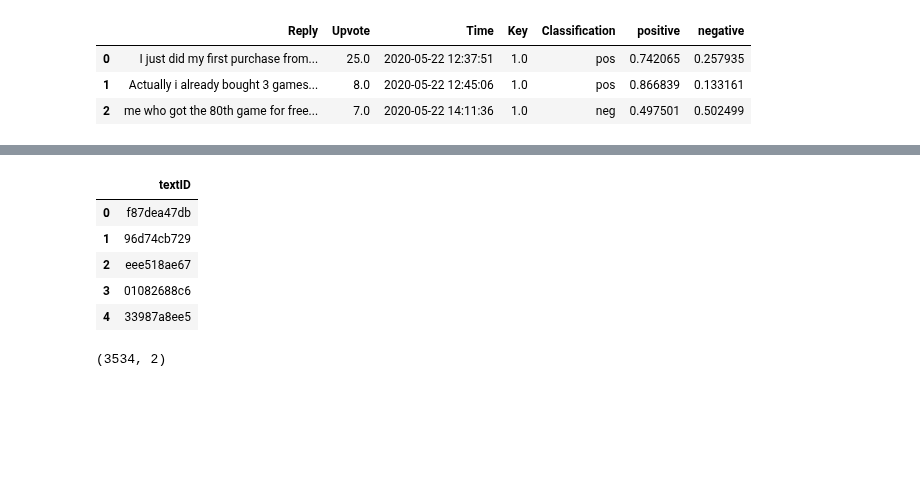
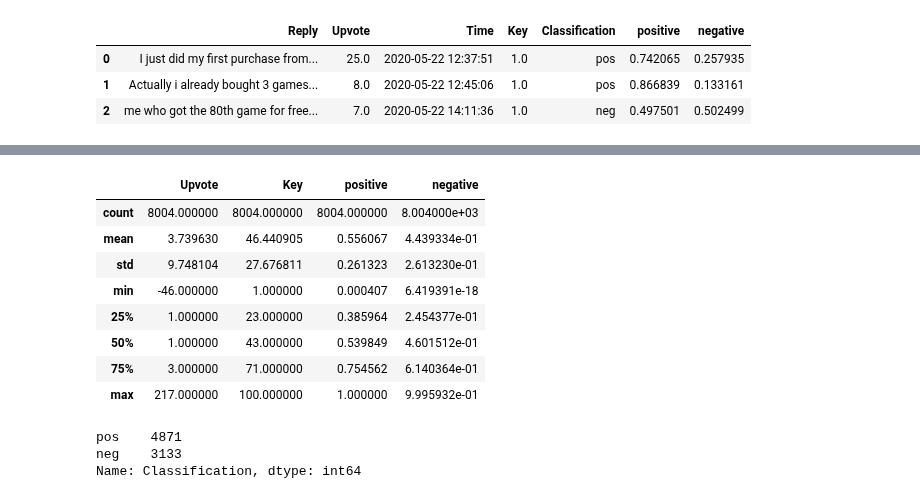
Before and after one commit to Sakyawira/Sentiment-Analysis, a Jupyter notebook: Data exploration.ipynb, the cells around one changed output, grey strips where cells are left out. Cells and saved outputs as stored; diff of their text form; code cells hidden in the pictures; blank space fills up the shorter version.

```diff
--- a/Data exploration.ipynb
+++ b/Data exploration.ipynb
@@ -322,9 +209,0 @@ dfOutput = dataTest.drop(['text'], axis = 1)
-# %%
-dfOutput.head(5)
-# %% [output]
-|  | textID |
-| 0 | f87dea47db |
-| 1 | 96d74cb729 |
-| 2 | eee518ae67 |
-| 3 | 01082688c6 |
-| 4 | 33987a8ee5 |
@@ -335,4 +210,18 @@ dfOutput.to_csv('Prediction.csv', index=False)
-# %%
-dfOutput.shape
-# %% [output]
-(3534, 2)
+# %%
+df.describe()
+# %% [output]
+|  | Upvote | Key | positive | negative |
+| count | 8004.000000 | 8004.000000 | 8004.000000 | 8.004000e+03 |
+| mean | 3.739630 | 46.440905 | 0.556067 | 4.439334e-01 |
+| std | 9.748104 | 27.676811 | 0.261323 | 2.613230e-01 |
+| min | -46.000000 | 1.000000 | 0.000407 | 6.419391e-18 |
+| 25% | 1.000000 | 23.000000 | 0.385964 | 2.454377e-01 |
+| 50% | 1.000000 | 43.000000 | 0.539849 | 4.601512e-01 |
+| 75% | 3.000000 | 71.000000 | 0.754562 | 6.140364e-01 |
+| max | 217.000000 | 100.000000 | 1.000000 | 9.995932e-01 |
+# %%
+df['Classification'].value_counts()
+# %% [output]
+pos    4871
+neg    3133
+Name: Classification, dtype: int64
```
Also changed, not shown: parts of 41 cells of this notebook.
